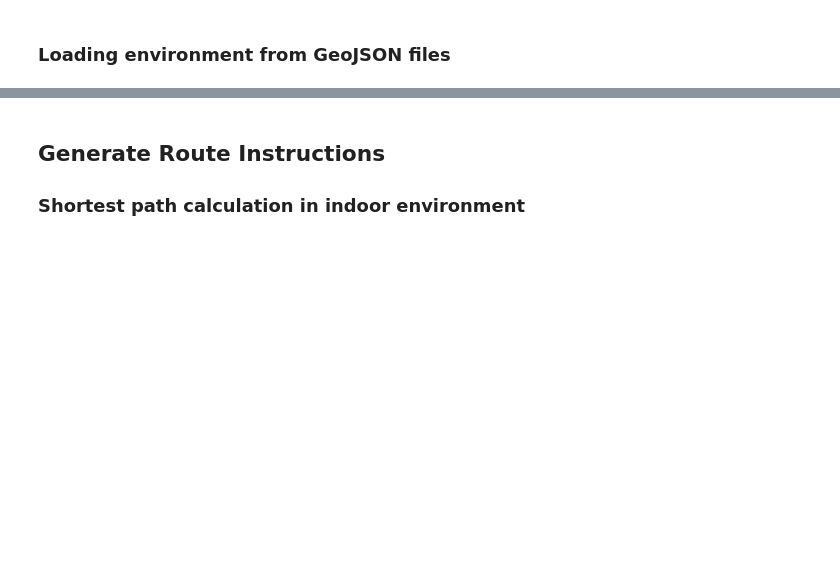
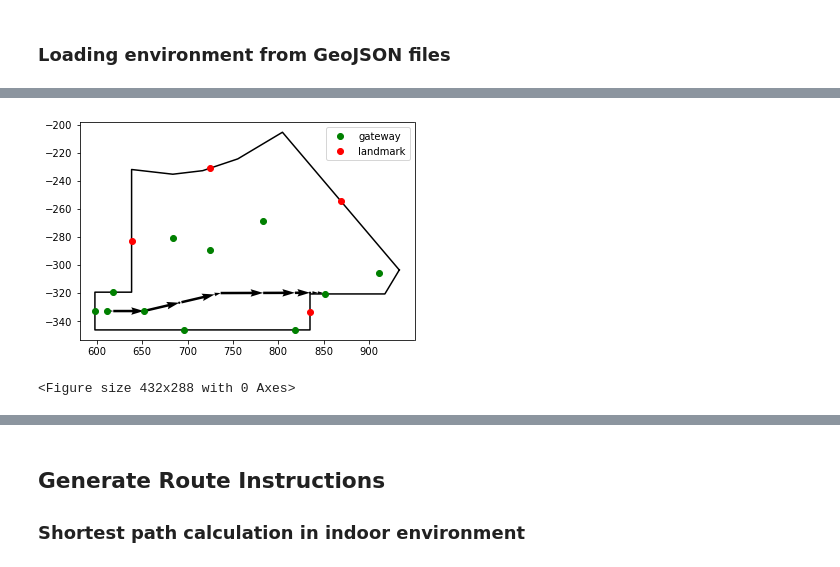
Before and after one commit to hamzeiehsan/indoor_view_graph, a Jupyter notebook: ViewGraph.ipynb, the cells around one changed output, grey strips where cells are left out. Cells and saved outputs as stored; diff of their text form; code cells hidden in the pictures; blank space fills up the shorter version.

```diff
--- a/ViewGraph.ipynb
+++ b/ViewGraph.ipynb
@@ -60,13 +66,2 @@ from Environment import IndoorEnvironment
 # %% [markdown]
 ### Loading environment from GeoJSON files
-# %%
-# test environment
-address = 'envs/hypo/'
-polygon_files = ['hypo_env.geojson']
-holes_files = ['hypo_holes.geojson']
-doors_files = ['hypo_doors.geojson']
-dpoints_files = ['hypo_dpoints.geojson']
-landmarks_files = ['hypo_landmarks.geojson']
-
-# create an indoor environment
-ie = IndoorEnvironment(address, polygon_files, holes_files, doors_files, dpoints_files, landmarks_files)
@@ -77,0 +235,26 @@ reading GeoJSON files (boundary, holes, doors and decision points)
+# %%
+# todo: set parameters to Parameters class
+inital_container_name = 'Active Hub'
+
+# todo: after setting this parameter in Parameters you can remove this if statement!
+if not Parameters.basic and not Parameters.hypo:
+    cidx = ie.containers_names.index(inital_container_name)
+    vg = vgs[cidx]
+    isovist_object = isovist_objects[cidx]
+
+    # todo: set parameters to Parameters class
+    start_region_shortest_path = 0
+    end_region_shortest_path = len(vg.regions_list) - 1
+# %%
+# calculate shortest path and generate verbal description
+vp, pv = vg.shortest_path_regions(start_region_shortest_path, end_region_shortest_path)
+
+# plot shortest path
+plotter = Plotter()
+plotter.add_isovist(isovist_object)
+plotter.add_views(pv)
+plotter.show()
+plotter.close()
+# %% [output]
+[figure, added]
+<Figure size 432x288 with 0 Axes>
```
Also changed, not shown: parts of 23 cells of this notebook, 2 other files.
